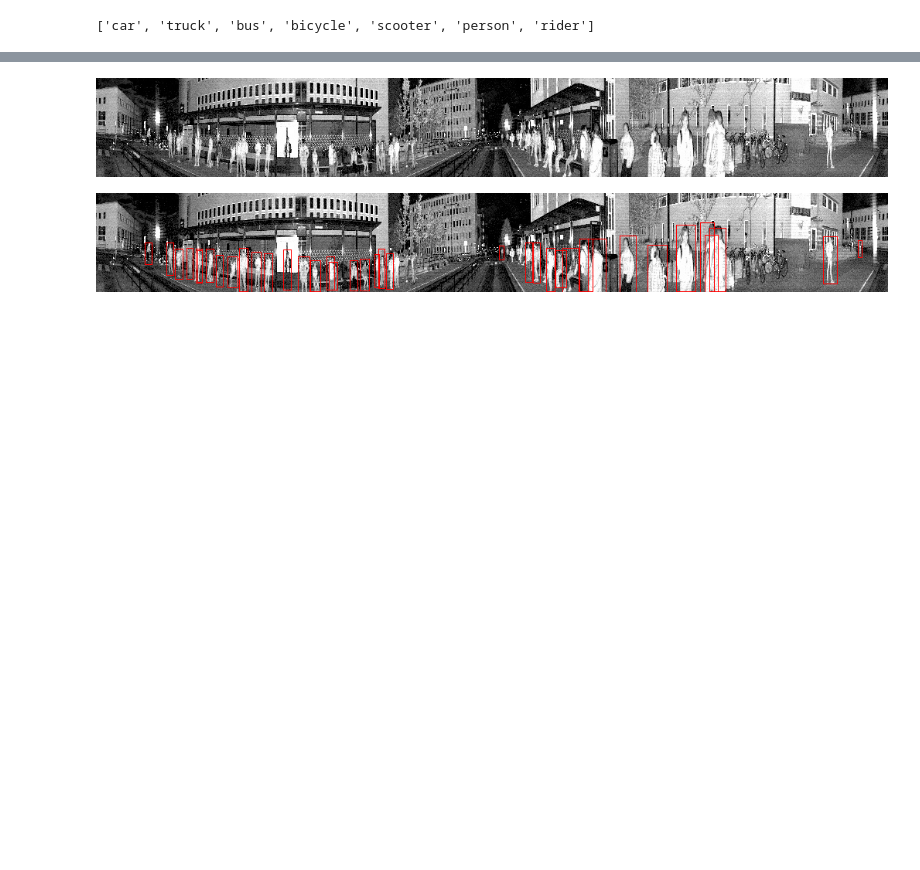
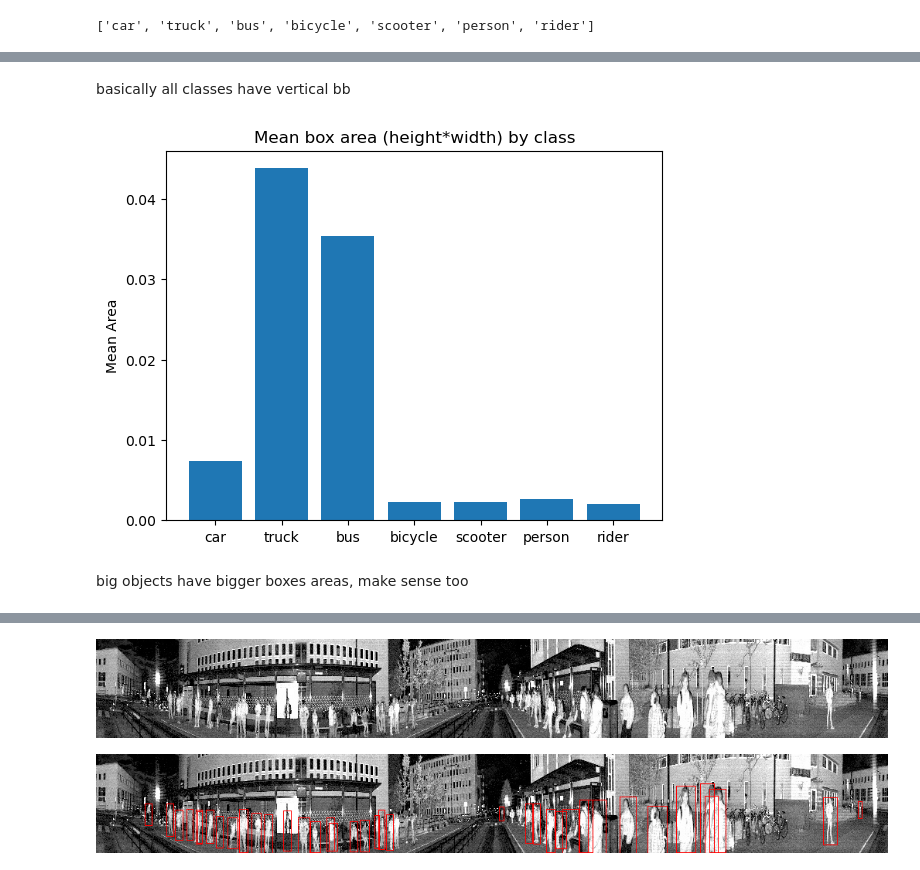
Before and after one commit to seb2o/deep-object-detection-Lidar, a Jupyter notebook: yolo/eda.ipynb, the cells around one changed output, grey strips where cells are left out. Drawn from its saved outputs; the diff is of its cells as text; code cells hidden in the pictures; blank space fills up the shorter version.

```diff
--- a/yolo/eda.ipynb
+++ b/yolo/eda.ipynb
@@ -50,0 +56,13 @@ class_names
+# %% [markdown]
+basically all classes have vertical bb
+# %%
+mean_box_areas_by_class = dataset_boxes.groupby('classID')['boxes_area'].mean()
+plt.bar(mean_box_areas_by_class.index, mean_box_areas_by_class.values)
+plt.xticks(list(range(7)),labels=class_names)
+plt.ylabel('Mean Area')
+plt.title('Mean box area (height*width) by class')
+plt.show()
+# %% [output]
+[figure, added]
+# %% [markdown]
+big objects have bigger boxes areas, make sense too
```
Also changed, not shown: parts of 20 cells of this notebook.
